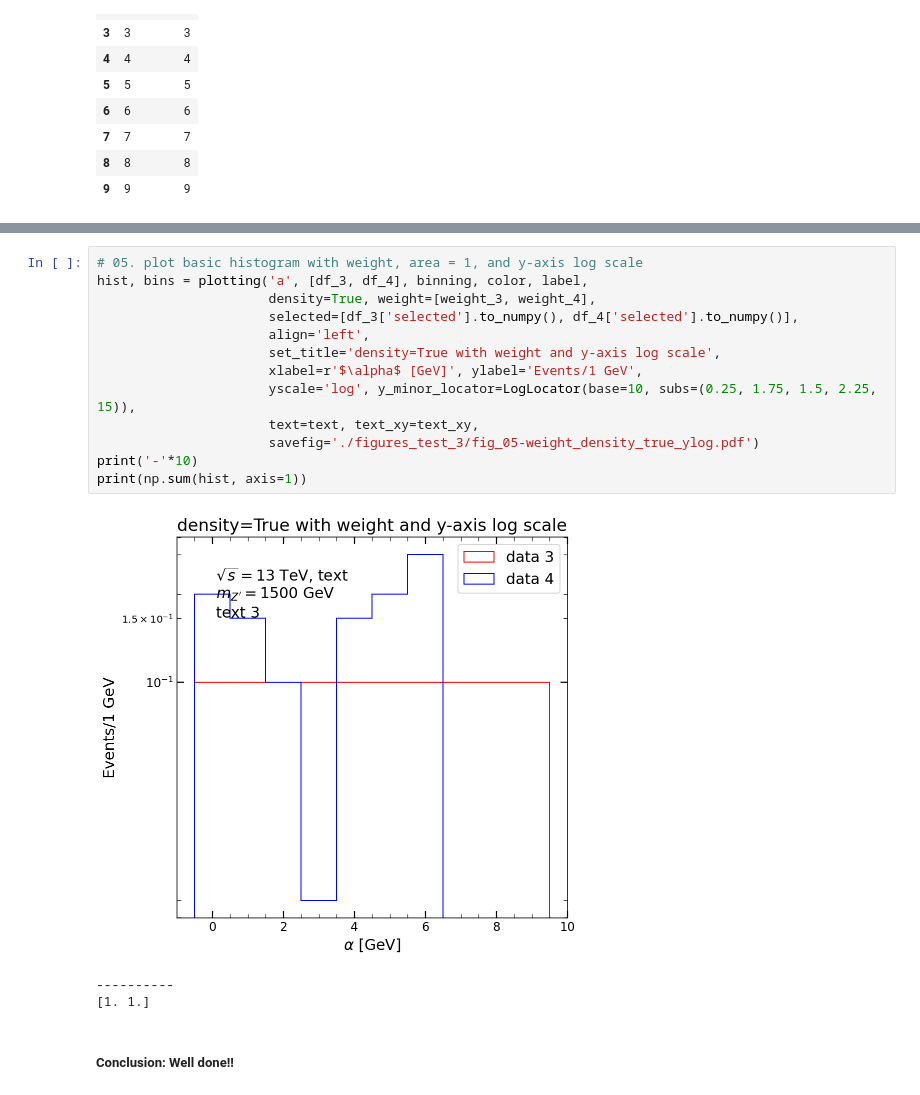
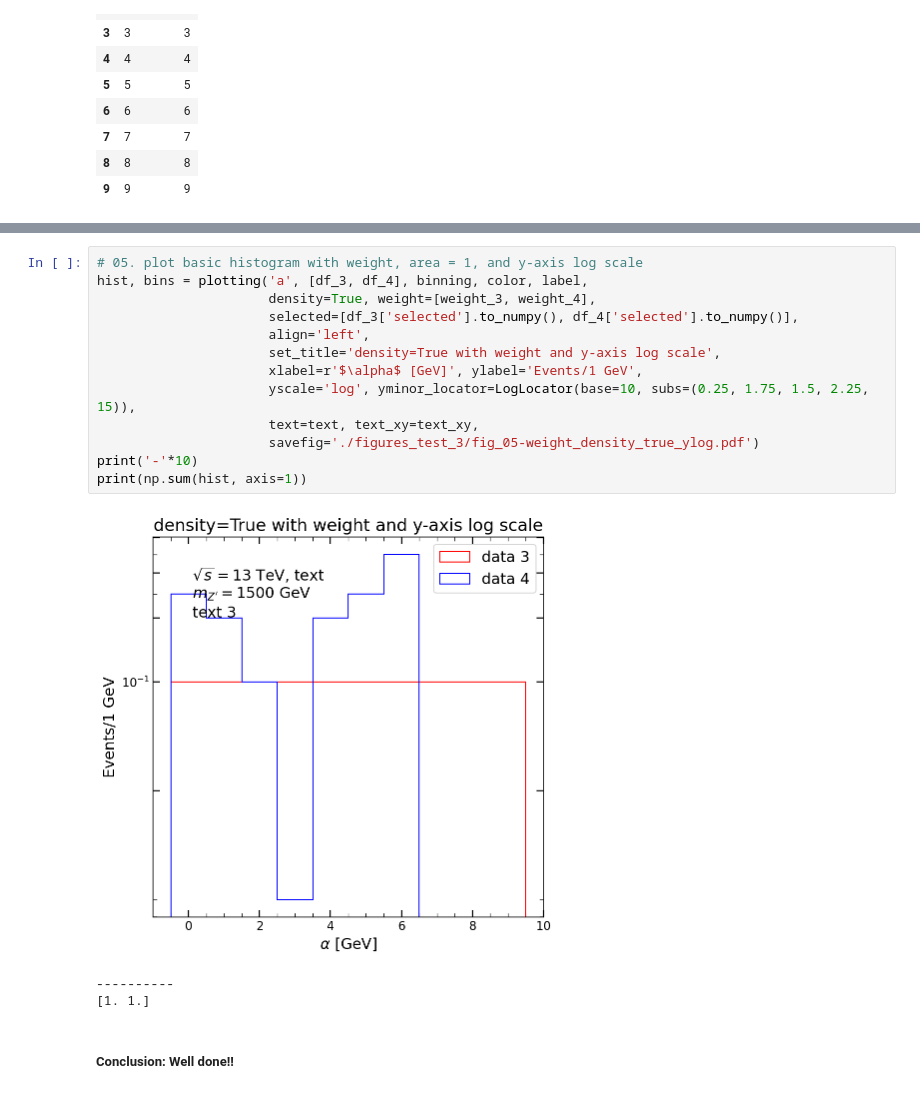
Before and after one commit to YW-Hsiao/svj_setting_master, a Jupyter notebook: test_plotting/test_3_plotting.ipynb, the cells around one changed output, grey strips where cells are left out. Cells and saved outputs as stored; diff of their text form.

```diff
--- a/test_plotting/test_3_plotting.ipynb
+++ b/test_plotting/test_3_plotting.ipynb
@@ -260,18 +264,18 @@ print(np.sum(hist, axis=1))
 # %%
 # 05. plot basic histogram with weight, area = 1, and y-axis log scale
 hist, bins = plotting('a', [df_3, df_4], binning, color, label,
                       density=True, weight=[weight_3, weight_4],
                       selected=[df_3['selected'].to_numpy(), df_4['selected'].to_numpy()],
                       align='left',
                       set_title='density=True with weight and y-axis log scale',
                       xlabel=r'$\alpha$ [GeV]', ylabel='Events/1 GeV',
-                      yscale='log', y_minor_locator=LogLocator(base=10, subs=(0.25, 1.75, 1.5, 2.25, 15)),
+                      yscale='log', yminor_locator=LogLocator(base=10, subs=(0.25, 1.75, 1.5, 2.25, 15)),
                       text=text, text_xy=text_xy,
                       savefig='./figures_test_3/fig_05-weight_density_true_ylog.pdf')
 print('-'*10)
 print(np.sum(hist, axis=1))
 # %% [output]
-[figure, old version]
+[figure, new version]
 ----------
 [1. 1.]
 # %% [markdown]
```
Also changed, not shown: parts of 20 cells of this notebook, 14 other files.
